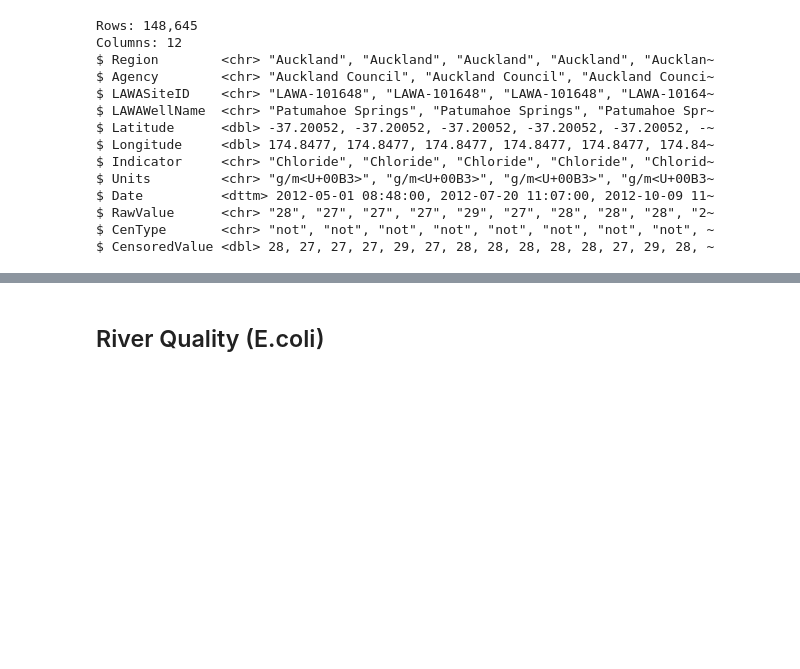
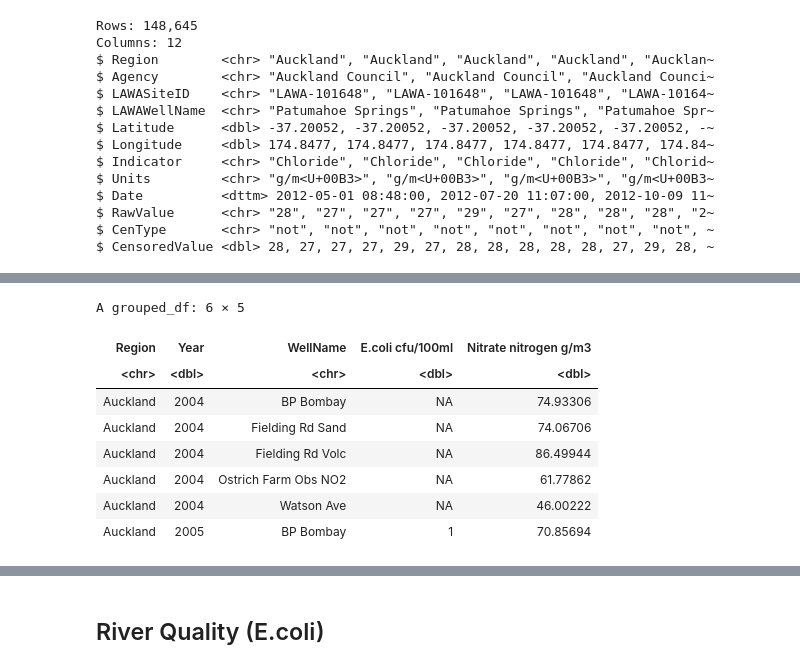
Before and after one commit to beuri97/data201_gp, a Jupyter notebook: water_quality/Water Quality.ipynb, the cells around one changed output, grey strips where cells are left out. Saved outputs shown, nothing was run; the diff lists cells and outputs as text; code cells hidden in the pictures; blank space fills up the shorter version.

```diff
--- a/water_quality/Water Quality.ipynb
+++ b/water_quality/Water Quality.ipynb
@@ -245 +251,18 @@ Caused by error:
+# %%
+# Converts the sites_quality to wide format to identify wells in specific years that are not assessed.
+sites_quality_wide <- sites_quality %>%
+  spread(key = Indicator,
+         value = MeanVal)
+sites_quality_wide %>%
+    head()
+# %% [output]
+A grouped_df: 6 × 5
+| Region | Year | WellName | E.coli cfu/100ml | Nitrate nitrogen g/m3 |
+| <chr> | <dbl> | <chr> | <dbl> | <dbl> |
+| Auckland | 2004 | BP Bombay | NA | 74.93306 |
+| Auckland | 2004 | Fielding Rd Sand | NA | 74.06706 |
+| Auckland | 2004 | Fielding Rd Volc | NA | 86.49944 |
+| Auckland | 2004 | Ostrich Farm Obs NO2 | NA | 61.77862 |
+| Auckland | 2004 | Watson Ave | NA | 46.00222 |
+| Auckland | 2005 | BP Bombay | 1 | 70.85694 |
 # %%
```
Also changed, not shown: parts of 18 cells of this notebook.
